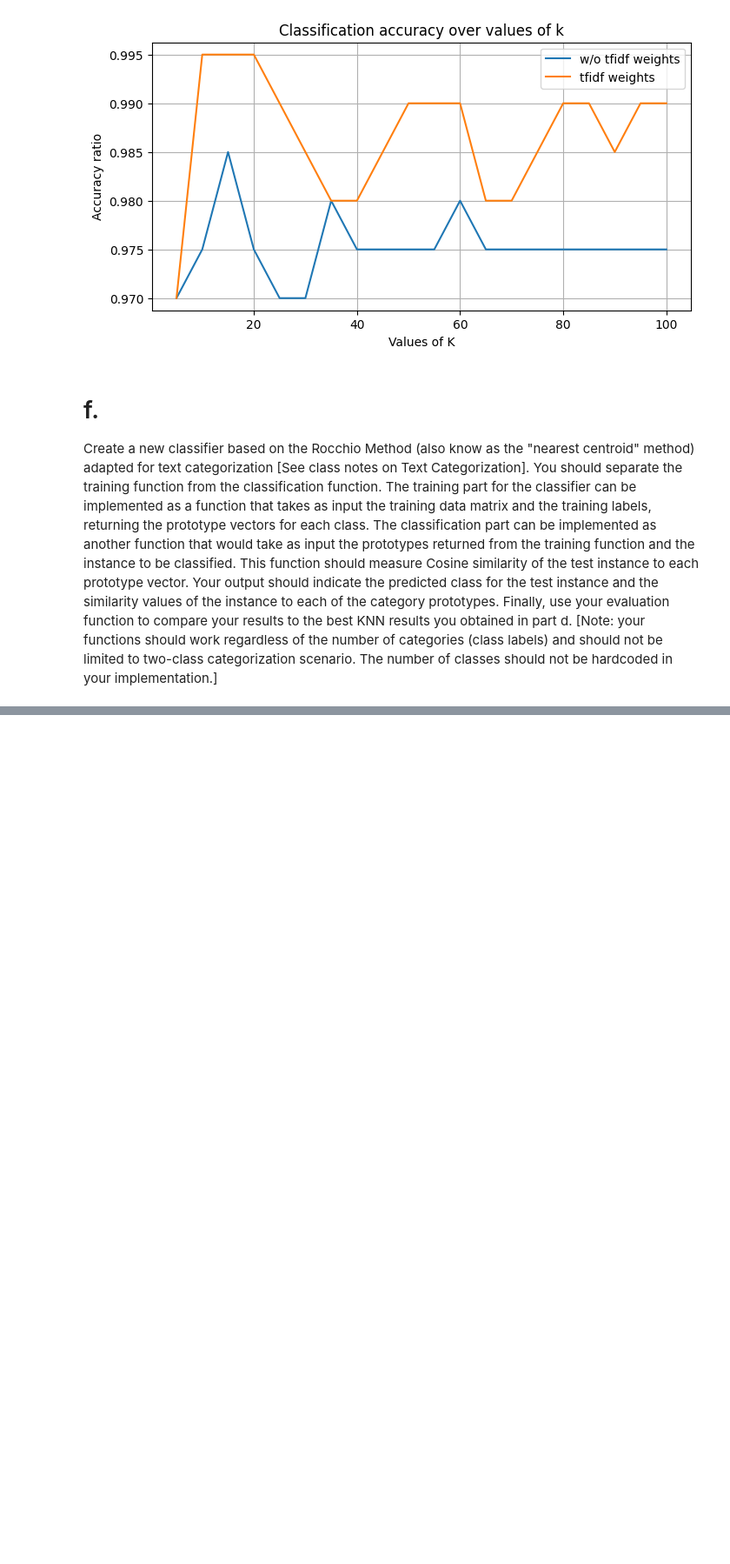
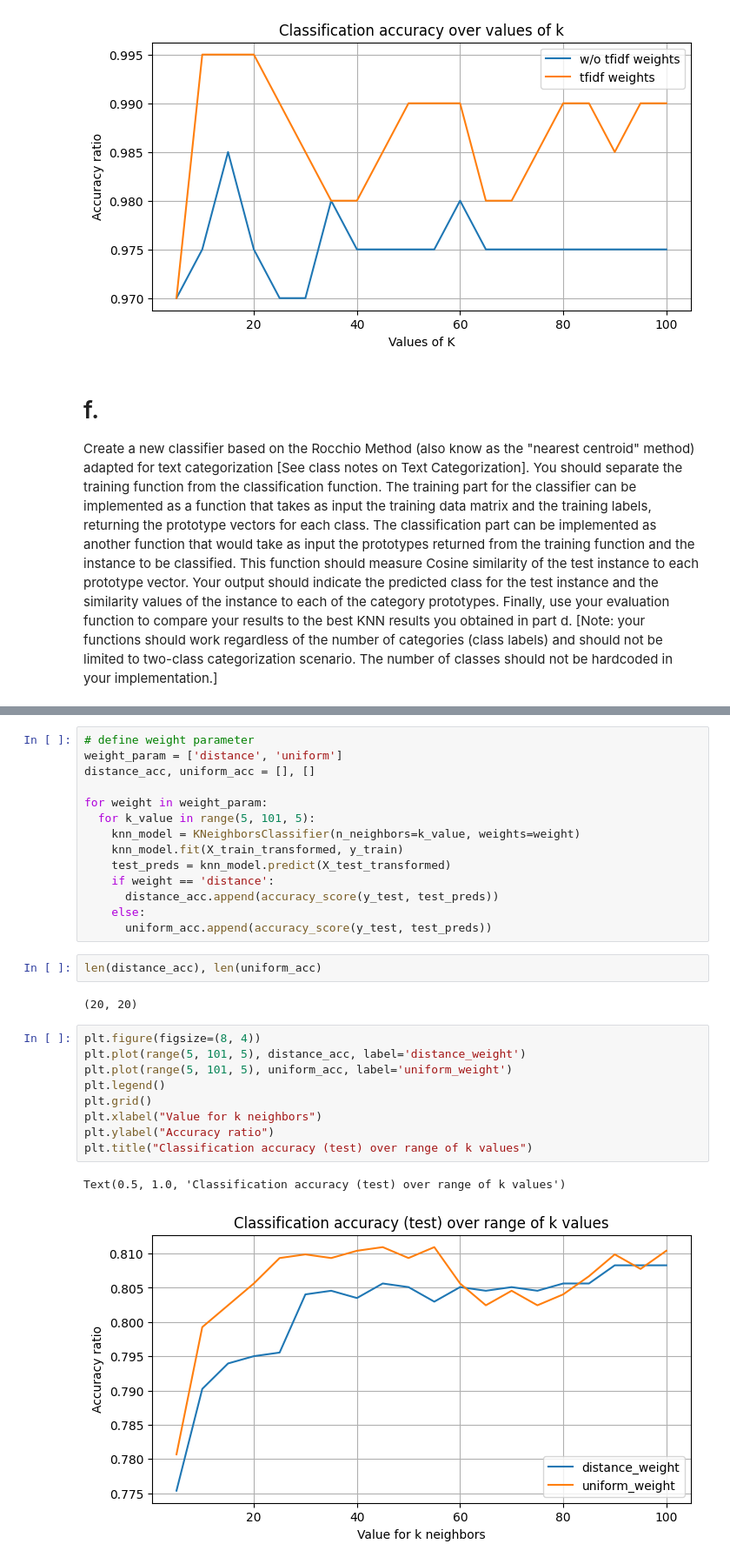
Before and after one commit to kushalnavghare/DSC-478_PRG_ML_APP, a Jupyter notebook: Assignment_2_DSC_478.ipynb, the cells around one changed output, grey strips where cells are left out. Shown at 87% size. Drawn from its saved outputs; the diff is of its cells as text; blank space fills up the shorter version.

```diff
--- a/Assignment_2_DSC_478.ipynb
+++ b/Assignment_2_DSC_478.ipynb
@@ -341,0 +569,30 @@ Create a new classifier based on the Rocchio Method (also know as the "nearest c
+# %%
+# define weight parameter
+weight_param = ['distance', 'uniform']
+distance_acc, uniform_acc = [], []
+
+for weight in weight_param:
+  for k_value in range(5, 101, 5):
+    knn_model = KNeighborsClassifier(n_neighbors=k_value, weights=weight)
+    knn_model.fit(X_train_transformed, y_train)
+    test_preds = knn_model.predict(X_test_transformed)
+    if weight == 'distance':
+      distance_acc.append(accuracy_score(y_test, test_preds))
+    else:
+      uniform_acc.append(accuracy_score(y_test, test_preds))
+# %%
+len(distance_acc), len(uniform_acc)
+# %% [output]
+(20, 20)
+# %%
+plt.figure(figsize=(8, 4))
+plt.plot(range(5, 101, 5), distance_acc, label='distance_weight')
+plt.plot(range(5, 101, 5), uniform_acc, label='uniform_weight')
+plt.legend()
+plt.grid()
+plt.xlabel("Value for k neighbors")
+plt.ylabel("Accuracy ratio")
+plt.title("Classification accuracy (test) over range of k values")
+# %% [output]
+Text(0.5, 1.0, 'Classification accuracy (test) over range of k values')
+[figure, added]
```
Also changed, not shown: parts of 94 cells of this notebook.
